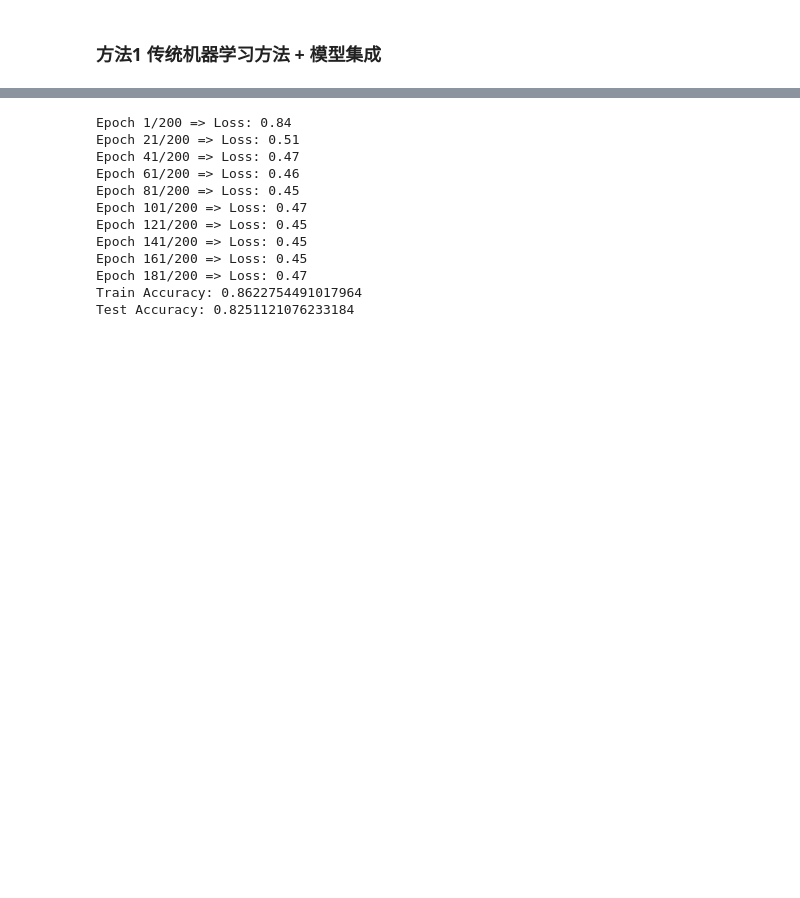
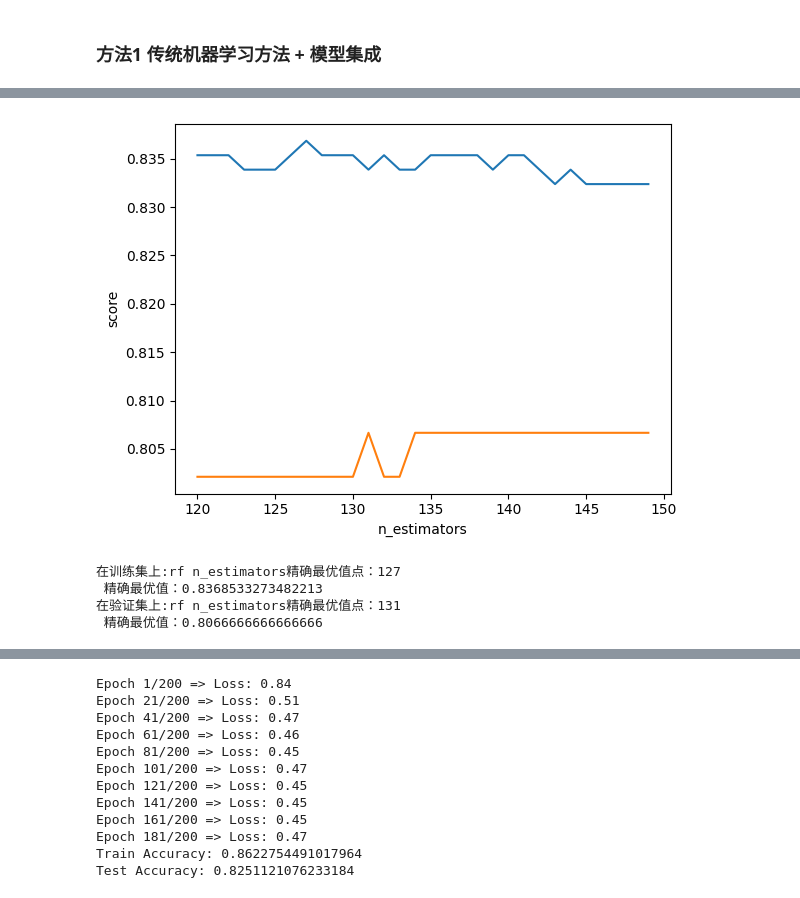
Before and after one commit to yuanmengqi/Titanic_prediction, a Jupyter notebook: Titanic.ipynb, the cells around one changed output, grey strips where cells are left out. Cells and saved outputs as stored; diff of their text form; code cells hidden in the pictures; blank space fills up the shorter version.

```diff
--- a/Titanic.ipynb
+++ b/Titanic.ipynb
@@ -893,0 +810,26 @@ output_total['Survived_xgb'] = xgb.predict(X_test)
+# %%
+# 缩小范围，在120-150之间继续调参
+score = []
+score_ood = []
+for i in range(120, 150):
+    rf = RandomForestClassifier(n_estimators=i, max_depth=5, random_state=1)
+    score.append(cross_val_score(rf, train_x, train_y, cv=5).mean())
+    score_ood.append(cross_val_score(rf, test_x, test_y, cv=5).mean())
+fig, ax = plt.subplots()
+ax.plot(range(120, 150), score, label='train')
+ax.plot(range(120, 150), score_ood, label='test')
+ax.set_xlabel('n_estimators')
+ax.set_ylabel('score')
+plt.show()
+
+score_max = max(score)
+print(f"在训练集上:rf n_estimators精确最优值点：{score.index(score_max) + 120} \n 精确最优值：{score_max}")
+score_max_ood = max(score_ood)
+print(f"在验证集上:rf n_estimators精确最优值点：{score_ood.index(score_max_ood) + 120} \n 精确最优值：{score_max_ood}")
+# 未发现明显过拟合现象，设置n_estimators=127
+# %% [output]
+[figure, added]
+在训练集上:rf n_estimators精确最优值点：127
+ 精确最优值：0.8368533273482213
+在验证集上:rf n_estimators精确最优值点：131
+ 精确最优值：0.8066666666666666
```
Also changed, not shown: parts of 37 cells of this notebook, 1 other file.
